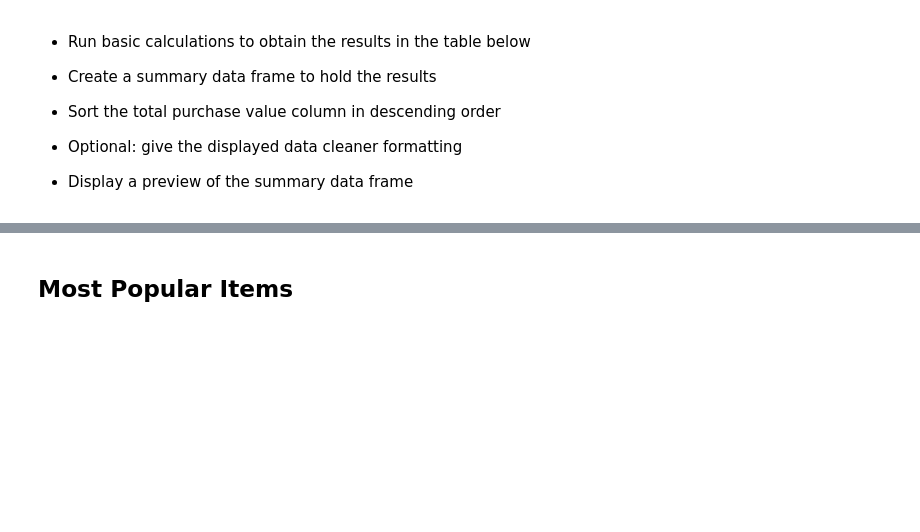
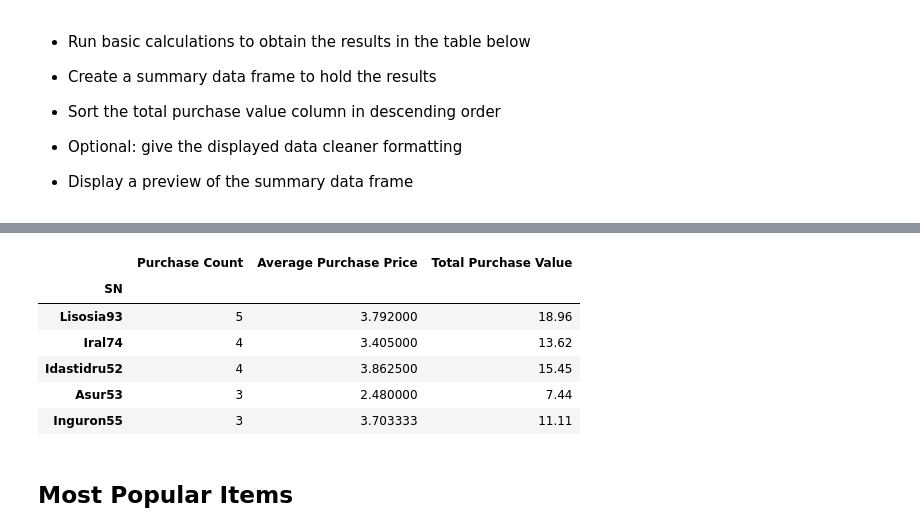
Before and after one commit to justinlpottsco/pandas-challenge, a Jupyter notebook: HeroesOfPymoli/HeroesOfPymoli_starter.ipynb, the cells around one changed output, grey strips where cells are left out. Cells and saved outputs as stored; diff of their text form; code cells hidden in the pictures; blank space fills up the shorter version.

```diff
--- a/HeroesOfPymoli/HeroesOfPymoli_starter.ipynb
+++ b/HeroesOfPymoli/HeroesOfPymoli_starter.ipynb
@@ -253,9 +253,13 @@ Total_Purchase_Value = Top_Spenders["Price"].sum()
 Top_Spenders = pd.DataFrame({"Purchase Count": Purchase_Count, "Average Purchase Price": Average_Purchase_Price,
                 "Total Purchase Value": Total_Purchase_Value})
 
+#Sort descending for top results...can't seem to use descending true, googling says ascending=false
+Top_Spenders = Top_Spenders.sort_values(["Purchase Count"], ascending = False).head()
+
+
 #Format with $
-Top_Spenders["Average Purchase Price"] = Top_Spenders["Average Purchase Price"].map("${:}".format)
-Top Spenders["Total Purchase Value"] = Top_Spenders["Total Purchase Value"].map("${:,}".format)
+#Top_Spenders["Average Purchase Price"] = Top_Spenders["Average Purchase Price"].map("${:}".format)
+#Top Spenders["Total Purchase Value"] = Top_Spenders["Total Purchase Value"].map("${:,}".format)
 
 
 Top_Spenders.head()
@@ -264,3 +267,10 @@ SyntaxError: invalid syntax (<ipython-input-173-0101833a035d>, line 19)
+|  | Purchase Count | Average Purchase Price | Total Purchase Value |
+| SN |  |  |  |
+| Lisosia93 | 5 | 3.792000 | 18.96 |
+| Iral74 | 4 | 3.405000 | 13.62 |
+| Idastidru52 | 4 | 3.862500 | 15.45 |
+| Asur53 | 3 | 2.480000 | 7.44 |
+| Inguron55 | 3 | 3.703333 | 11.11 |
 # %% [markdown]
 ## Most Popular Items
 # %% [markdown]
```
Also changed, not shown: parts of 1 cell of this notebook.
